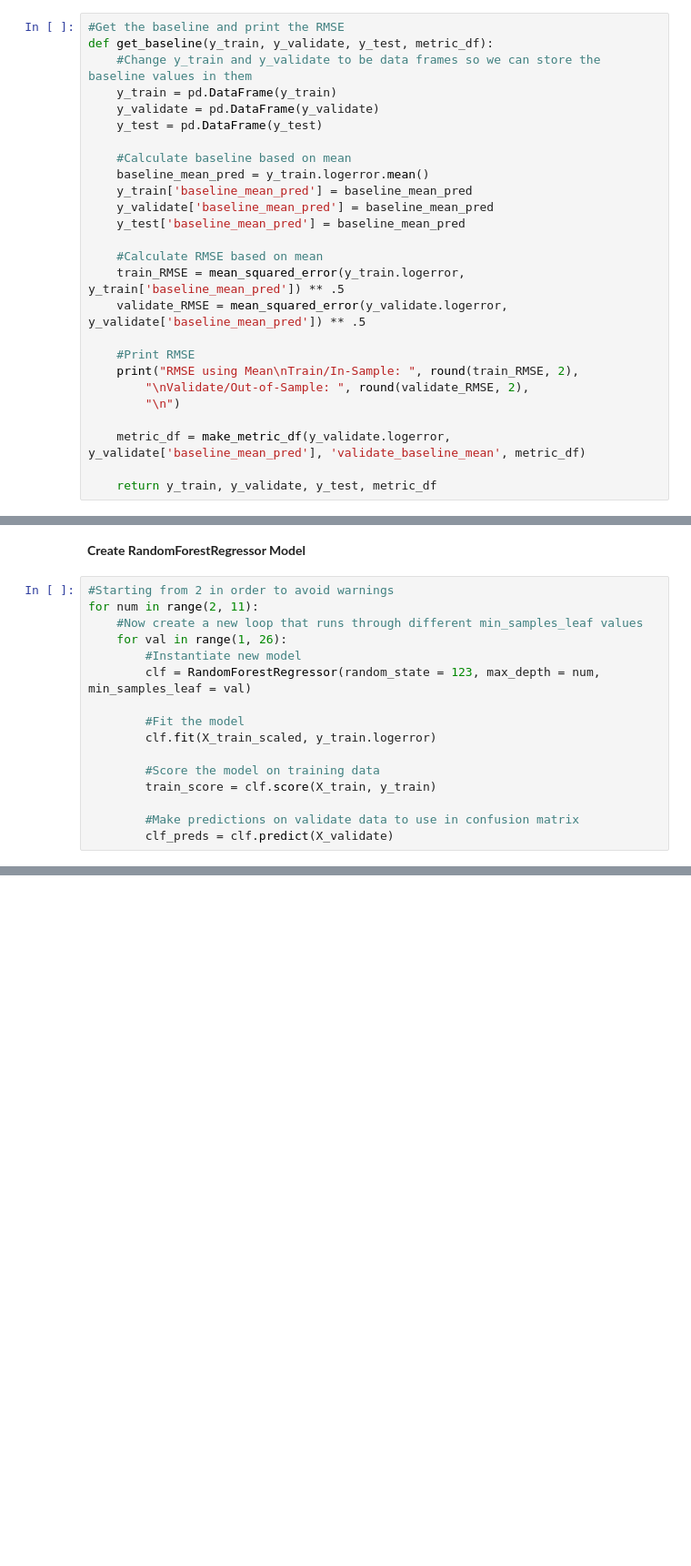
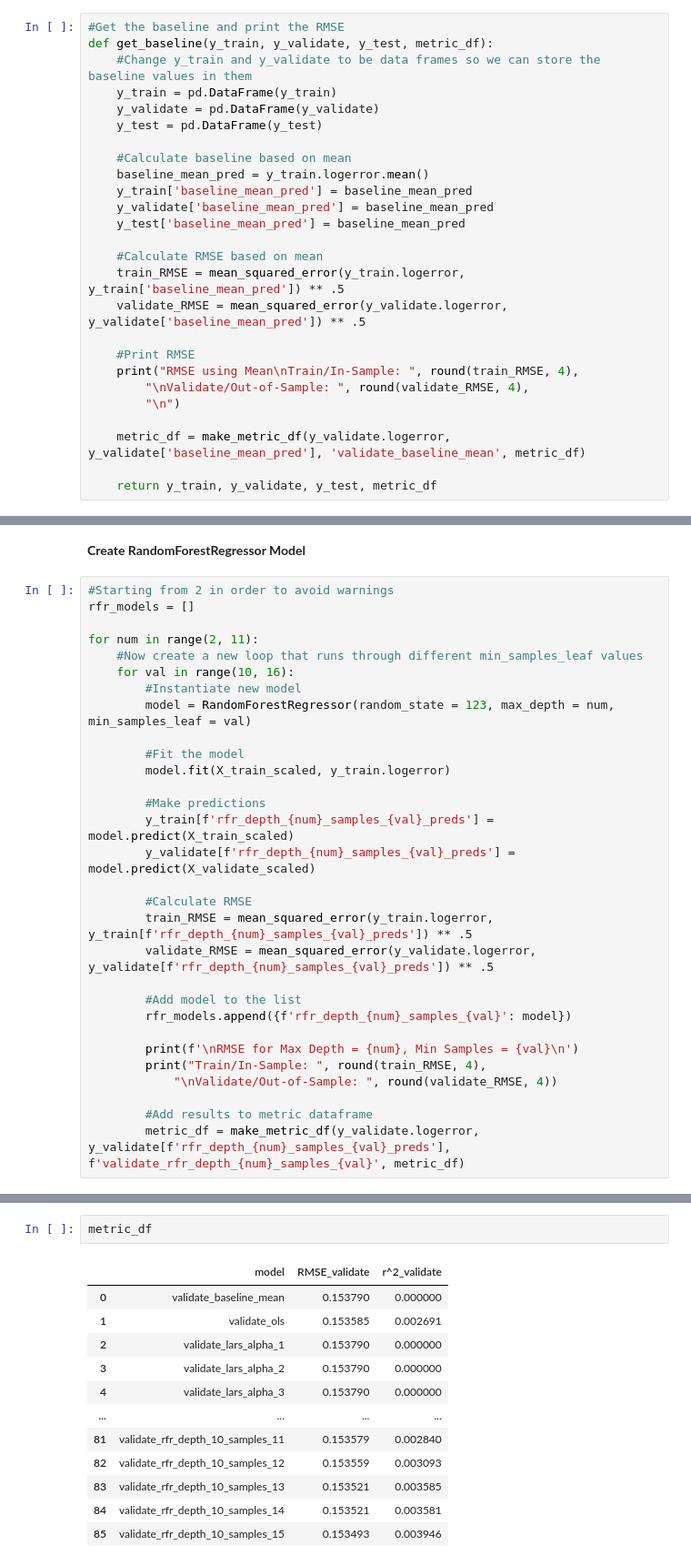
Before and after one commit to johnathon-smith/zillow-clustering-project, a Jupyter notebook: model_zillow.ipynb, the cells around one changed output, grey strips where cells are left out. Shown: that part at 91% size. Cells and saved outputs as stored; diff of their text form; blank space fills up the shorter version.

Commit message:
Finished random forest regressor model section. Initial modeling is complete

```diff
--- a/model_zillow.ipynb
+++ b/model_zillow.ipynb
@@ -183,8 +183,8 @@ def get_baseline(y_train, y_validate, y_test, metric_df):
     validate_RMSE = mean_squared_error(y_validate.logerror, y_validate['baseline_mean_pred']) ** .5
 
     #Print RMSE
-    print("RMSE using Mean\nTrain/In-Sample: ", round(train_RMSE, 2),
-        "\nValidate/Out-of-Sample: ", round(validate_RMSE, 2),
+    print("RMSE using Mean\nTrain/In-Sample: ", round(train_RMSE, 4),
+        "\nValidate/Out-of-Sample: ", round(validate_RMSE, 4),
         "\n")
 
     metric_df = make_metric_df(y_validate.logerror, y_validate['baseline_mean_pred'], 'validate_baseline_mean', metric_df)
@@ -361,17 +361,31 @@ metric_df
 __Create RandomForestRegressor Model__
 # %%
 #Starting from 2 in order to avoid warnings
+rfr_models = []
+
 for num in range(2, 11):
     #Now create a new loop that runs through different min_samples_leaf values
-    for val in range(1, 26):
+    for val in range(10, 16):
         #Instantiate new model
-        clf = RandomForestRegressor(random_state = 123, max_depth = num, min_samples_leaf = val)
+        model = RandomForestRegressor(random_state = 123, max_depth = num, min_samples_leaf = val)
 
         #Fit the model
-        clf.fit(X_train_scaled, y_train.logerror)
+        model.fit(X_train_scaled, y_train.logerror)
 
-        #Score the model on training data
-        train_score = clf.score(X_train, y_train)
+        #Make predictions
+        y_train[f'rfr_depth_{num}_samples_{val}_preds'] = model.predict(X_train_scaled)
+        y_validate[f'rfr_depth_{num}_samples_{val}_preds'] = model.predict(X_validate_scaled)
 
-        #Make predictions on validate data to use in confusion matrix
-        clf_preds = clf.predict(X_validate)
+        #Calculate RMSE
+        train_RMSE = mean_squared_error(y_train.logerror, y_train[f'rfr_depth_{num}_samples_{val}_preds']) ** .5
+        validate_RMSE = mean_squared_error(y_validate.logerror, y_validate[f'rfr_depth_{num}_samples_{val}_preds']) ** .5
+
+        #Add model to the list
+        rfr_models.append({f'rfr_depth_{num}_samples_{val}': model})
+
+        print(f'\nRMSE for Max Depth = {num}, Min Samples = {val}\n')
+        print("Train/In-Sample: ", round(train_RMSE, 4),
+            "\nValidate/Out-of-Sample: ", round(validate_RMSE, 4))
+
+        #Add results to metric dataframe
+        metric_df = make_metric_df(y_validate.logerror, y_validate[f'rfr_depth_{num}_samples_{val}_preds'], f'validate_rfr_depth_{num}_samples_{val}', metric_df)
@@ -377,0 +419,15 @@ for num in range(2, 11):
+# %%
+metric_df
+# %% [output]
+|  | model | RMSE_validate | r^2_validate |
+| 0 | validate_baseline_mean | 0.153790 | 0.000000 |
+| 1 | validate_ols | 0.153585 | 0.002691 |
+| 2 | validate_lars_alpha_1 | 0.153790 | 0.000000 |
+| 3 | validate_lars_alpha_2 | 0.153790 | 0.000000 |
+| 4 | validate_lars_alpha_3 | 0.153790 | 0.000000 |
+| ... | ... | ... | ... |
+| 81 | validate_rfr_depth_10_samples_11 | 0.153579 | 0.002840 |
+| 82 | validate_rfr_depth_10_samples_12 | 0.153559 | 0.003093 |
+| 83 | validate_rfr_depth_10_samples_13 | 0.153521 | 0.003585 |
+| 84 | validate_rfr_depth_10_samples_14 | 0.153521 | 0.003581 |
+| 85 | validate_rfr_depth_10_samples_15 | 0.153493 | 0.003946 |
```
Also changed, not shown: parts of 20 cells of this notebook.
